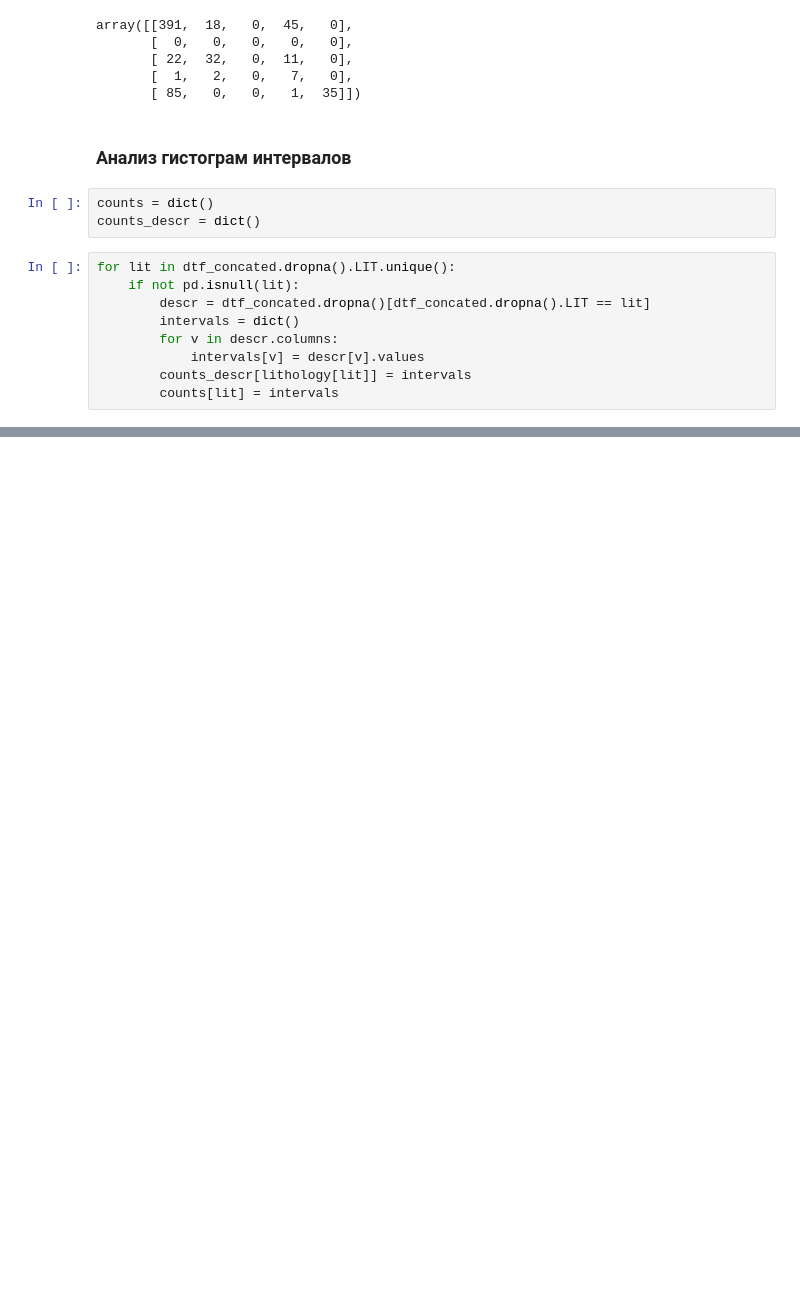
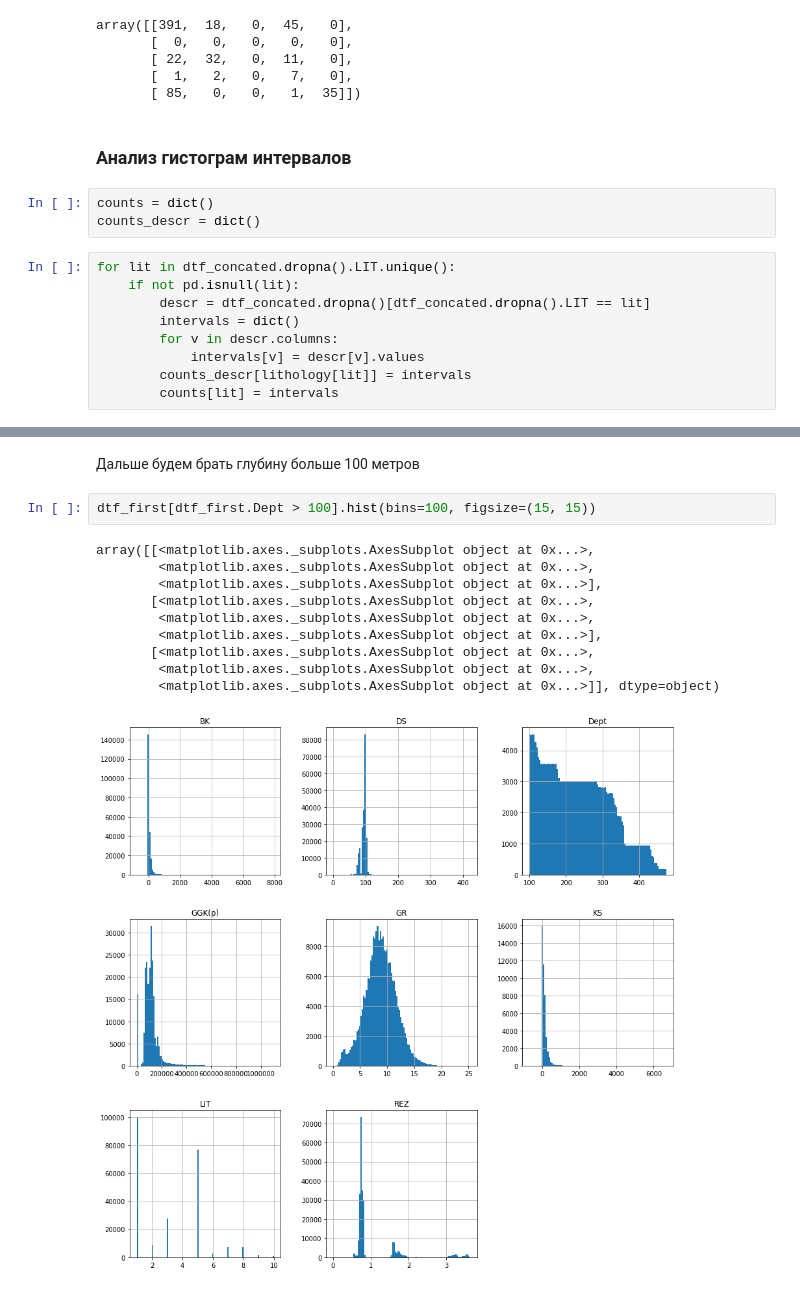
Before and after one commit to churnikov/carrot, a Jupyter notebook: nikita/digdes_data_analysis.ipynb, the cells around one changed output, grey strips where cells are left out. Cells and saved outputs as stored; diff of their text form; blank space fills up the shorter version.

```diff
--- a/nikita/digdes_data_analysis.ipynb
+++ b/nikita/digdes_data_analysis.ipynb
@@ -623,0 +726,15 @@ for i, val_d in enumerate(counts.items()):
+# %% [markdown]
+Дальше будем брать глубину больше 100 метров
+# %%
+dtf_first[dtf_first.Dept > 100].hist(bins=100, figsize=(15, 15))
+# %% [output]
+array([[<matplotlib.axes._subplots.AxesSubplot object at 0x...>,
+        <matplotlib.axes._subplots.AxesSubplot object at 0x...>,
+        <matplotlib.axes._subplots.AxesSubplot object at 0x...>],
+       [<matplotlib.axes._subplots.AxesSubplot object at 0x...>,
+        <matplotlib.axes._subplots.AxesSubplot object at 0x...>,
+        <matplotlib.axes._subplots.AxesSubplot object at 0x...>],
+       [<matplotlib.axes._subplots.AxesSubplot object at 0x...>,
+        <matplotlib.axes._subplots.AxesSubplot object at 0x...>,
+        <matplotlib.axes._subplots.AxesSubplot object at 0x...>]], dtype=object)
+[figure, added]
```
Also changed, not shown: parts of 40 cells of this notebook.
